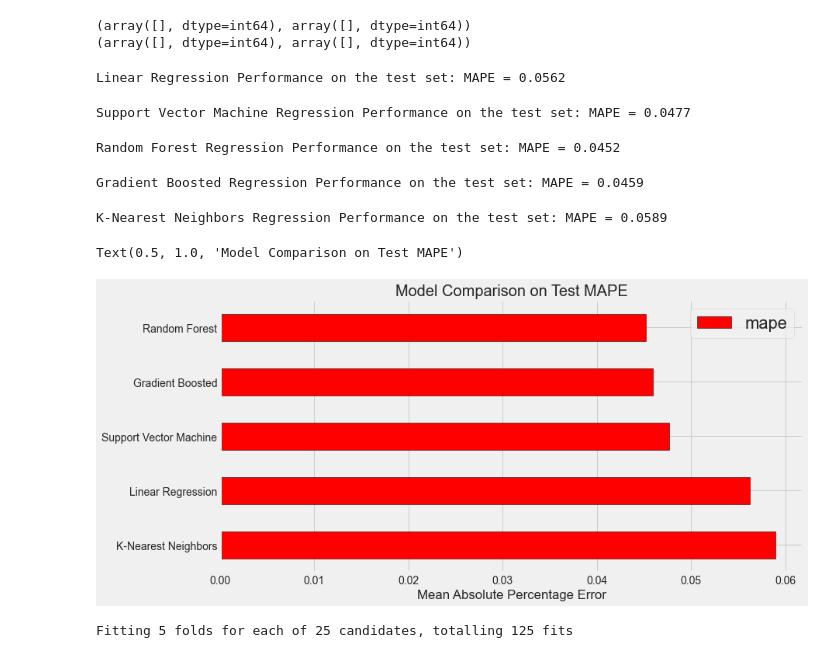
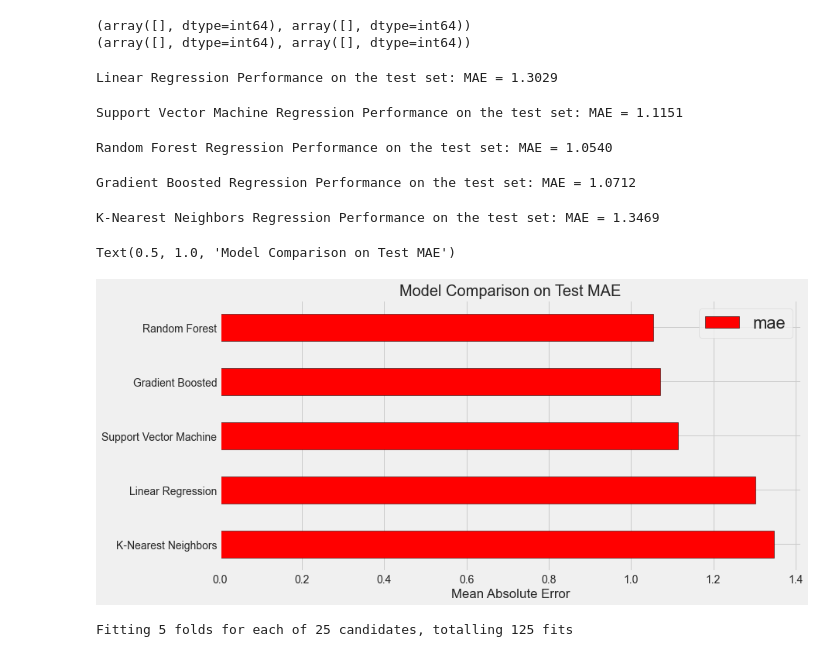
Before and after one commit to Espenario/--------, a Jupyter notebook: asteroid_classification.ipynb, the cells around one changed output. Saved outputs shown, nothing was run; the diff lists cells and outputs as text; code cells hidden in the pictures.

```diff
--- a/asteroid_classification.ipynb
+++ b/asteroid_classification.ipynb
@@ -112,60 +112,60 @@ def fit_and_evaluate(model):
     return model_mape
 # %%
 lr = LinearRegression()
-lr_mape = fit_and_evaluate(lr)
+lr_mae = fit_and_evaluate(lr)
 
-print('Linear Regression Performance on the test set: MAPE = %0.4f' % lr_mape)
+print('Linear Regression Performance on the test set: MAE = %0.4f' % lr_mae)
 # %% [output]
-Linear Regression Performance on the test set: MAPE = 0.0562
+Linear Regression Performance on the test set: MAE = 1.3029
 # %%
 svm = SVR(C = 1000, gamma = 0.1)
-svm_mape = fit_and_evaluate(svm)
+svm_mae = fit_and_evaluate(svm)
 
-print('Support Vector Machine Regression Performance on the test set: MAPE = %0.4f' % svm_mape)
+print('Support Vector Machine Regression Performance on the test set: MAE = %0.4f' % svm_mae)
 # %% [output]
-Support Vector Machine Regression Performance on the test set: MAPE = 0.0477
+Support Vector Machine Regression Performance on the test set: MAE = 1.1151
 # %%
 random_forest = RandomForestRegressor(random_state=60)
-random_forest_mape = fit_and_evaluate(random_forest)
+random_forest_mae = fit_and_evaluate(random_forest)
 
-print('Random Forest Regression Performance on the test set: MAPE = %0.4f' % random_forest_mape)
+print('Random Forest Regression Performance on the test set: MAE = %0.4f' % random_forest_mae)
 # %% [output]
-Random Forest Regression Performance on the test set: MAPE = 0.0452
+Random Forest Regression Performance on the test set: MAE = 1.0540
 # %%
 gradient_boosted = GradientBoostingRegressor(random_state=60)
-gradient_boosted_mape = fit_and_evaluate(gradient_boosted)
+gradient_boosted_mae = fit_and_evaluate(gradient_boosted)
 
-print('Gradient Boosted Regression Performance on the test set: MAPE = %0.4f' % gradient_boosted_mape)
+print('Gradient Boosted Regression Performance on the test set: MAE = %0.4f' % gradient_boosted_mae)
 # %% [output]
-Gradient Boosted Regression Performance on the test set: MAPE = 0.0459
+Gradient Boosted Regression Performance on the test set: MAE = 1.0712
 # %%
 knn = KNeighborsRegressor(n_neighbors=10)
-knn_mape = fit_and_evaluate(knn)
+knn_mae = fit_and_evaluate(knn)
 
-print('K-Nearest Neighbors Regression Performance on the test set: MAPE = %0.4f' % knn_mape)
+print('K-Nearest Neighbors Regression Performance on the test set: MAE = %0.4f' % knn_mae)
 # %% [output]
-K-Nearest Neighbors Regression Performance on the test set: MAPE = 0.0589
+K-Nearest Neighbors Regression Performance on the test set: MAE = 1.3469
 # %%
 plt.style.use('fivethirtyeight')
 figsize(12, 6)
 
 # Dataframe to hold the results
 model_comparison = pd.DataFrame({'model': ['Linear Regression', 'Support Vector Machine',
                                            'Random Forest', 'Gradient Boosted',
                                             'K-Nearest Neighbors'],
-                                 'mape': [lr_mape, svm_mape, random_forest_mape,
-                                         gradient_boosted_mape, knn_mape]})
+                                 'mae': [lr_mae, svm_mae, random_forest_mae,
+                                         gradient_boosted_mae, knn_mae]})
 
-# Horizontal bar chart of test mape
-model_comparison.sort_values('mape', ascending = False).plot(x = 'model', y = 'mape', kind = 'barh',
+# Horizontal bar chart of test mae
+model_comparison.sort_values('mae', ascending = False).plot(x = 'model', y = 'mae', kind = 'barh',
                                                            color = 'red', edgecolor = 'black')
 
 # Plot formatting
-plt.ylabel(''); plt.yticks(size = 14); plt.xlabel('Mean Absolute Percentage Error'); plt.xticks(size = 14)
-plt.title('Model Comparison on Test MAPE', size = 20)
+plt.ylabel(''); plt.yticks(size = 14); plt.xlabel('Mean Absolute Error'); plt.xticks(size = 14)
+plt.title('Model Comparison on Test MAE', size = 20)
 # %% [output]
-Text(0.5, 1.0, 'Model Comparison on Test MAPE')
+Text(0.5, 1.0, 'Model Comparison on Test MAE')
-[figure, old version]
+[figure, new version]
 # %%
 # Loss function to be optimized
 loss = ['ls', 'lad', 'huber']
```
Also changed, not shown: parts of 7 cells of this notebook, 2 other files.
